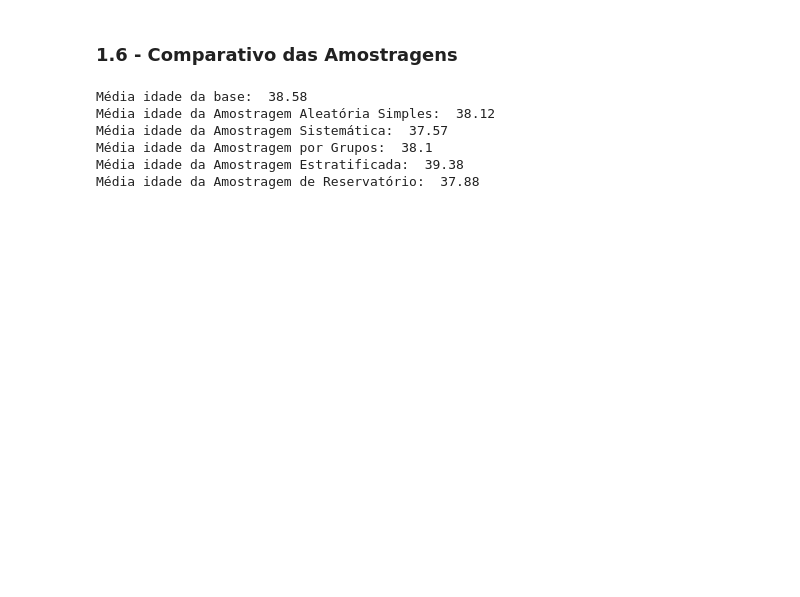
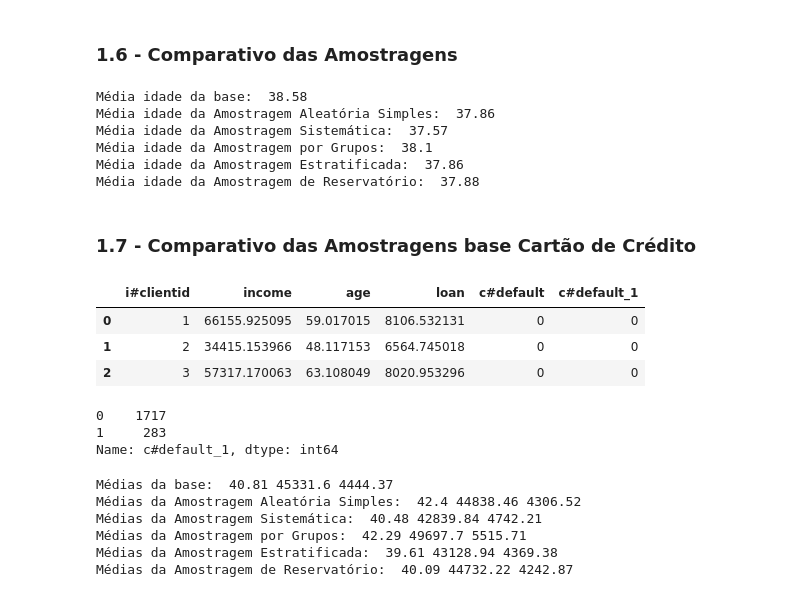
Before and after one commit to Gabrieleas10/Distribuicoes_Probabilidades, a Jupyter notebook: estatistica_completa.ipynb, the cells around one changed output. Saved outputs shown, nothing was run; the diff lists cells and outputs as text; code cells hidden in the pictures; blank space fills up the shorter version.

```diff
--- a/estatistica_completa.ipynb
+++ b/estatistica_completa.ipynb
@@ -191,12 +191,32 @@ print('Média idade da base: ',round(df['age'].mean(),2))
 print('Média idade da Amostragem Aleatória Simples: ',round(df_amostra_aleatoria_simples['age'].mean(),2))
 print('Média idade da Amostragem Sistemática: ',round(df_amostragem_sistematica['age'].mean(),2))
 print('Média idade da Amostragem por Grupos: ',round(df_amostra_agrupamento['age'].mean(),2))
-print('Média idade da Amostragem Estratificada: ',round(df_y['age'].mean(),2))
+print('Média idade da Amostragem Estratificada: ',round(df_amostra_aleatoria_simples['age'].mean(),2))
 print('Média idade da Amostragem de Reservatório: ',round(df_amostragem_reservatorio['age'].mean(),2))
 # %% [output]
 Média idade da base:  38.58
-Média idade da Amostragem Aleatória Simples:  38.12
+Média idade da Amostragem Aleatória Simples:  37.86
 Média idade da Amostragem Sistemática:  37.57
 Média idade da Amostragem por Grupos:  38.1
-Média idade da Amostragem Estratificada:  39.38
+Média idade da Amostragem Estratificada:  37.86
 Média idade da Amostragem de Reservatório:  37.88
+# %% [markdown]
+### 1.7 - Comparativo das Amostragens base Cartão de Crédito
+# %%
+# importando a base de dados de credito
+df_cd = pd.read_csv('bases/credit_data.csv')
+# %%
+df_cd['c#default_1'] = df_cd['c#default'].apply(lambda x: str(x))
+# %%
+df_cd.head(3)
+# %% [output]
+|  | i#clientid | income | age | loan | c#default | c#default_1 |
+| 0 | 1 | 66155.925095 | 59.017015 | 8106.532131 | 0 | 0 |
+| 1 | 2 | 34415.153966 | 48.117153 | 6564.745018 | 0 | 0 |
+| 2 | 3 | 57317.170063 | 63.108049 | 8020.953296 | 0 | 0 |
+# %%
+df_cd['c#default_1'].value_counts()
+# %% [output]
+0    1717
+1     283
+Name: c#default_1, dtype: int64
@@ -202,0 +260,14 @@ Média idade da Amostragem de Reservatório:  37.88
+# %%
+print('Médias da base: ',round(df_cd['age'].mean(),2), round(df_cd['income'].mean(),2), round(df_cd['loan'].mean(),2))
+print('Médias da Amostragem Aleatória Simples: ',round(df_cd_amostragem_aleatoria['age'].mean(),2), round(df_cd_amostragem_aleatoria['income'].mean(),2), round(df_cd_amostragem_aleatoria['loan'].mean(),2))
+print('Médias da Amostragem Sistemática: ',round(df_cd_amostragem_sistematica['age'].mean(),2), round(df_cd_amostragem_sistematica['income'].mean(),2), round(df_cd_amostragem_sistematica['loan'].mean(),2))
+print('Médias da Amostragem por Grupos: ',round(df_cd_amostragem_agrupamento['age'].mean(),2), round(df_cd_amostragem_agrupamento['income'].mean(),2), round(df_cd_amostragem_agrupamento['loan'].mean(),2))
+print('Médias da Amostragem Estratificada: ',round(df_cd_amostragem_estratificada['age'].mean(),2), round(df_cd_amostragem_estratificada['income'].mean(),2), round(df_cd_amostragem_estratificada['loan'].mean(),2))
+print('Médias da Amostragem de Reservatório: ',round(df_cd_amostragem_reservatorio['age'].mean(),2), round(df_cd_amostragem_reservatorio['income'].mean(),2), round(df_cd_amostragem_reservatorio['loan'].mean(),2))
+# %% [output]
+Médias da base:  40.81 45331.6 4444.37
+Médias da Amostragem Aleatória Simples:  42.4 44838.46 4306.52
+Médias da Amostragem Sistemática:  40.48 42839.84 4742.21
+Médias da Amostragem por Grupos:  42.29 49697.7 5515.71
+Médias da Amostragem Estratificada:  39.61 43128.94 4369.38
+Médias da Amostragem de Reservatório:  40.09 44732.22 4242.87
```
Also changed, not shown: parts of 5 cells of this notebook.
